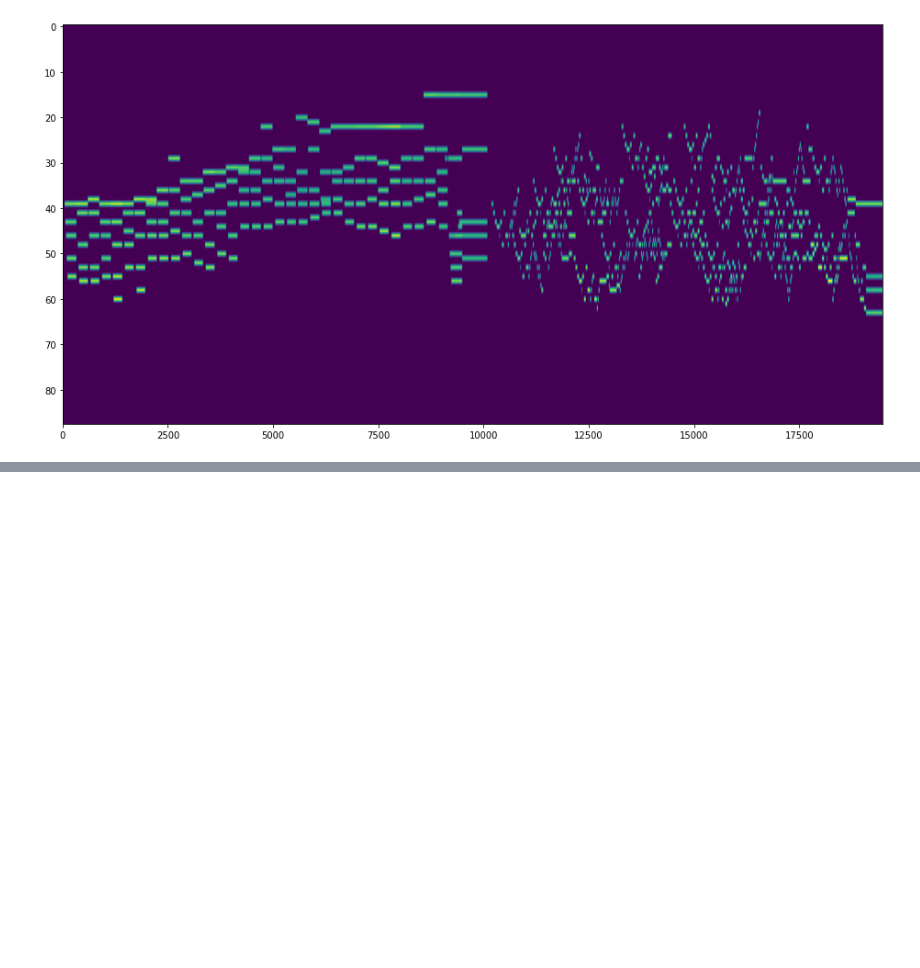
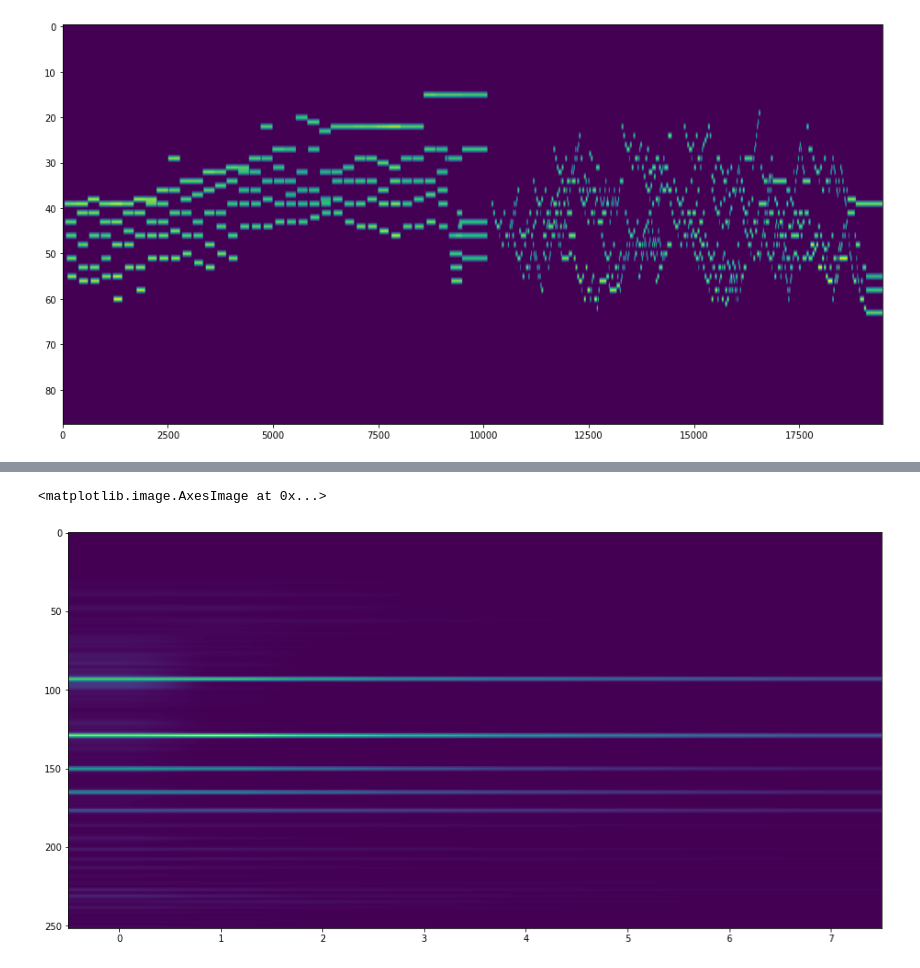
Before and after one commit to EstebSalazar/Proyecto-TCD, a Jupyter notebook: Proyecto.ipynb, the cells around one changed output, grey strips where cells are left out. Cells and saved outputs as stored; diff of their text form; code cells hidden in the pictures; blank space fills up the shorter version.

```diff
--- a/Proyecto.ipynb
+++ b/Proyecto.ipynb
@@ -379,0 +408,12 @@ plt.imshow(Y_pred.T, aspect="auto")
+# %%
+sfpm=(j-k)/8
+X_test=X_test[k1:j1]
+x = np.zeros((8,252))
+for i in range(8):
+    x[i]=np.sum(X_test[librosa.time_to_frames(i*sfpm):min(librosa.time_to_frames((i+1)*sfpm),X_test.shape[0])],axis=0)/(min(librosa.time_to_frames((i+1)*sfpm),X_test.shape[0])-librosa.time_to_frames(i*sfpm))
+# %%
+plt.figure(figsize=(16, 8))
+plt.imshow(x.T, aspect="auto")
+# %% [output]
+<matplotlib.image.AxesImage at 0x...>
+[figure, added]
```
Also changed, not shown: parts of 25 cells of this notebook.
